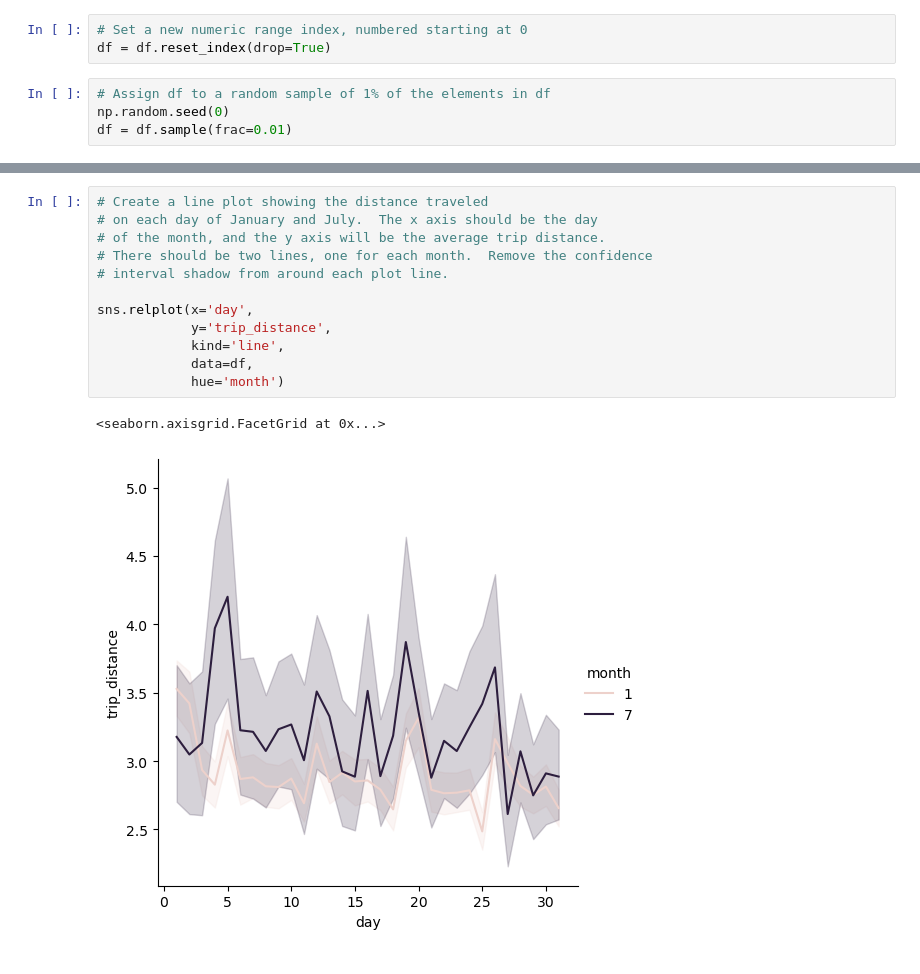
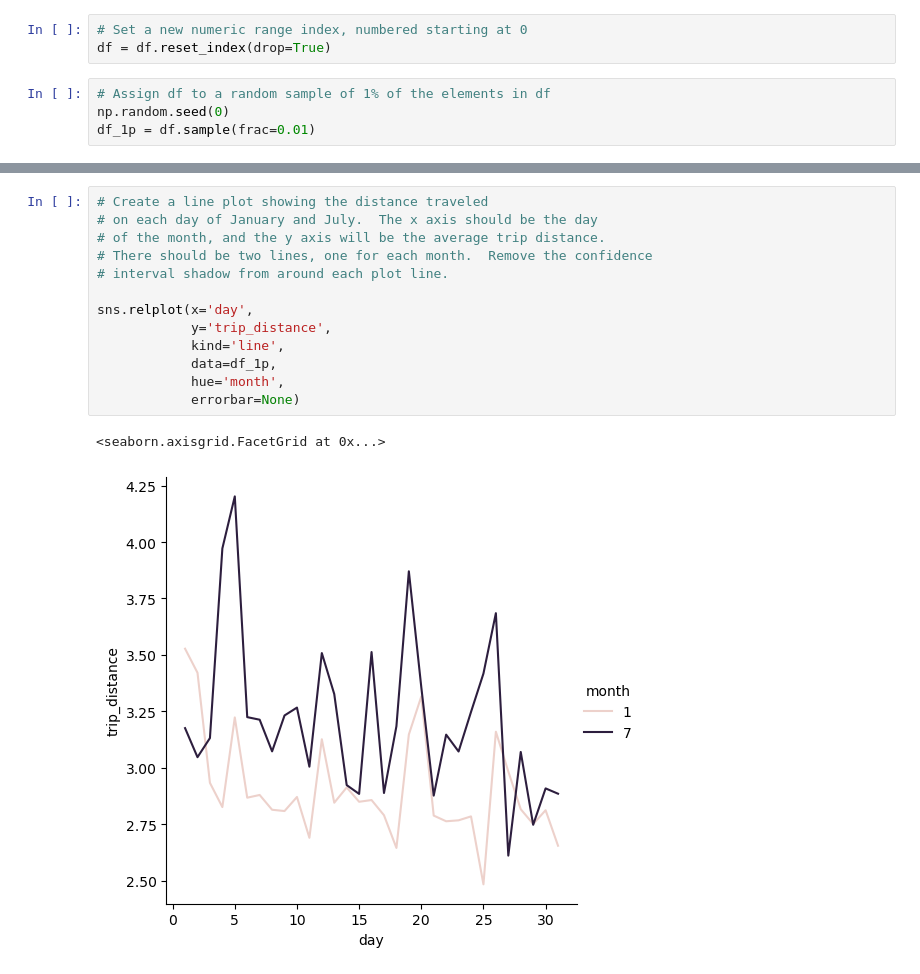
Before and after one commit to injeolmi0304/pandas-workout2, a Jupyter notebook: chapter-11-Visualization/Exercise 47 — Seaborn taxi plots.ipynb, the cells around one changed output, grey strips where cells are left out. Saved outputs shown, nothing was run; the diff lists cells and outputs as text.

```diff
--- a/chapter-11-Visualization/Exercise 47 — Seaborn taxi plots.ipynb
+++ b/chapter-11-Visualization/Exercise 47 — Seaborn taxi plots.ipynb
@@ -30,7 +30,7 @@ df = df.reset_index(drop=True)
 # %%
 # Assign df to a random sample of 1% of the elements in df
 np.random.seed(0)
-df = df.sample(frac=0.01)
+df_1p = df.sample(frac=0.01)
 # %%
 # Using Seaborn, create a scatter plot in which the x axis shows trip distance
 # and the y axis shows total amount, with the plot colors set by passenger_count.
@@ -46,15 +46,16 @@ sns.relplot(x='trip_distance',
 # %%
 # Create a line plot showing the distance traveled
 # on each day of January and July.  The x axis should be the day
 # of the month, and the y axis will be the average trip distance.
 # There should be two lines, one for each month.  Remove the confidence
 # interval shadow from around each plot line.
 
 sns.relplot(x='day',
             y='trip_distance',
             kind='line',
-            data=df,
-            hue='month')
+            data=df_1p,
+            hue='month',
+            errorbar=None)
 # %% [output]
 <seaborn.axisgrid.FacetGrid at 0x...>
-[figure, old version]
+[figure, new version]
```
Also changed, not shown: parts of 5 cells of this notebook.
